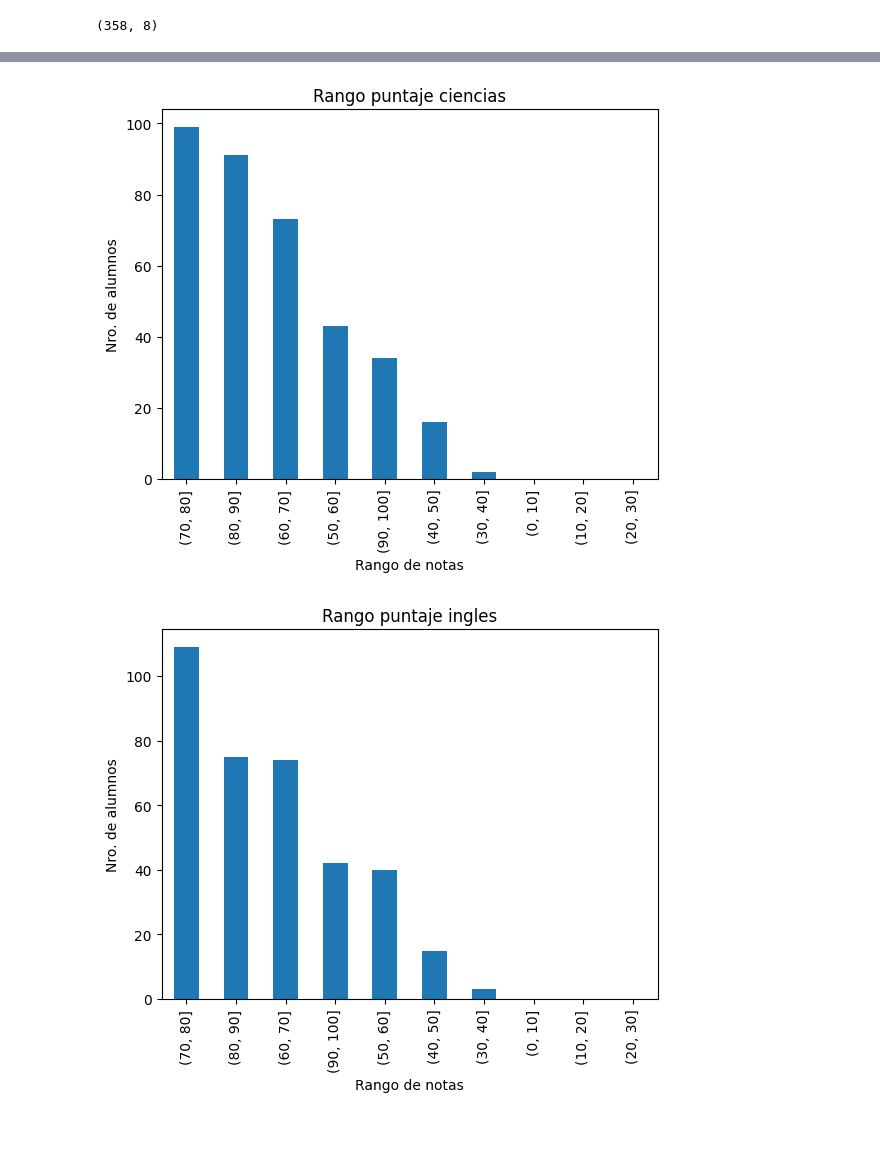
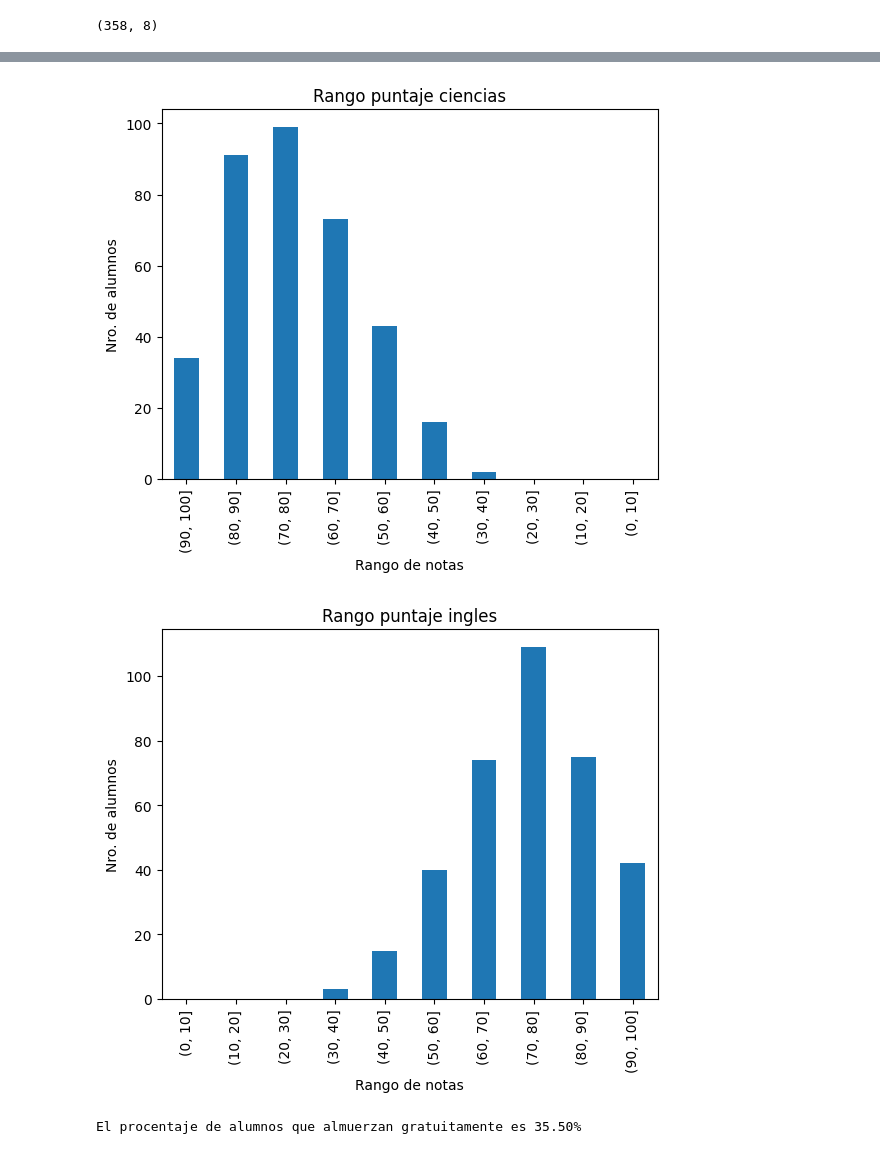
Before and after one commit to Martin1421cl/mineria_datos, a Jupyter notebook: Data_personal.ipynb, the cells around one changed output, grey strips where cells are left out. Cells and saved outputs as stored; diff of their text form; code cells hidden in the pictures.

```diff
--- a/Data_personal.ipynb
+++ b/Data_personal.ipynb
@@ -81,18 +123,24 @@ plt.show()
 # %%
 rango_porcentaje_science = pd.cut(data_preparados['science score'], bins=[0, 10, 20, 30, 40, 50, 60, 70, 80, 90, 100])
 # %%
-plot = pd.value_counts(rango_porcentaje_science).plot(kind='bar', title='Rango puntaje ciencias')
+plot = pd.Series(rango_porcentaje_science).value_counts().sort_index(ascending=False).plot(kind='bar', title='Rango puntaje ciencias')
 plot.set_xlabel('Rango de notas')
 plot.set_ylabel('Nro. de alumnos')
 plt.show()
 # %% [output]
-[figure, old version]
+[figure, new version]
 # %%
 rango_porcentaje_eng = pd.cut(data_preparados['english score'], bins=[0, 10, 20, 30, 40, 50, 60, 70, 80, 90, 100])
+rango_porcentaje_eng = rango_porcentaje_eng.cat.reorder_categories(rango_porcentaje_eng.cat.categories[::-1], ordered=True)
 # %%
-plot = pd.value_counts(rango_porcentaje_eng).plot(kind='bar', title='Rango puntaje ingles')
+plot = pd.Series(rango_porcentaje_eng).value_counts().sort_index(ascending=False).plot(kind='bar', title='Rango puntaje ingles')
 plot.set_xlabel('Rango de notas')
 plot.set_ylabel('Nro. de alumnos')
 plt.show()
 # %% [output]
-[figure, old version]
+[figure, new version]
+# %%
+TipoAlmuerzo = (df[df['lunch'] == 'free/reduced']['lunch'].count() * 1.0 / df['lunch'].count()) * 100.0
+print("El procentaje de alumnos que almuerzan gratuitamente es {0:.2f}%".format(TipoAlmuerzo))
+# %% [output]
+El procentaje de alumnos que almuerzan gratuitamente es 35.50%
```
Also changed, not shown: parts of 7 cells of this notebook.
